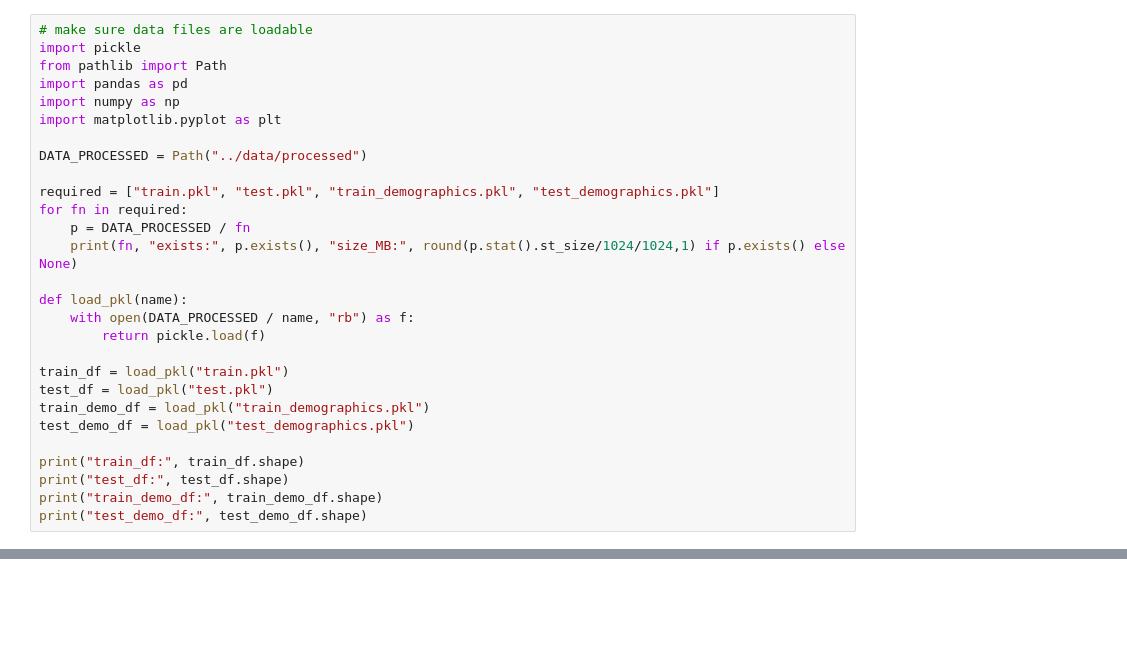
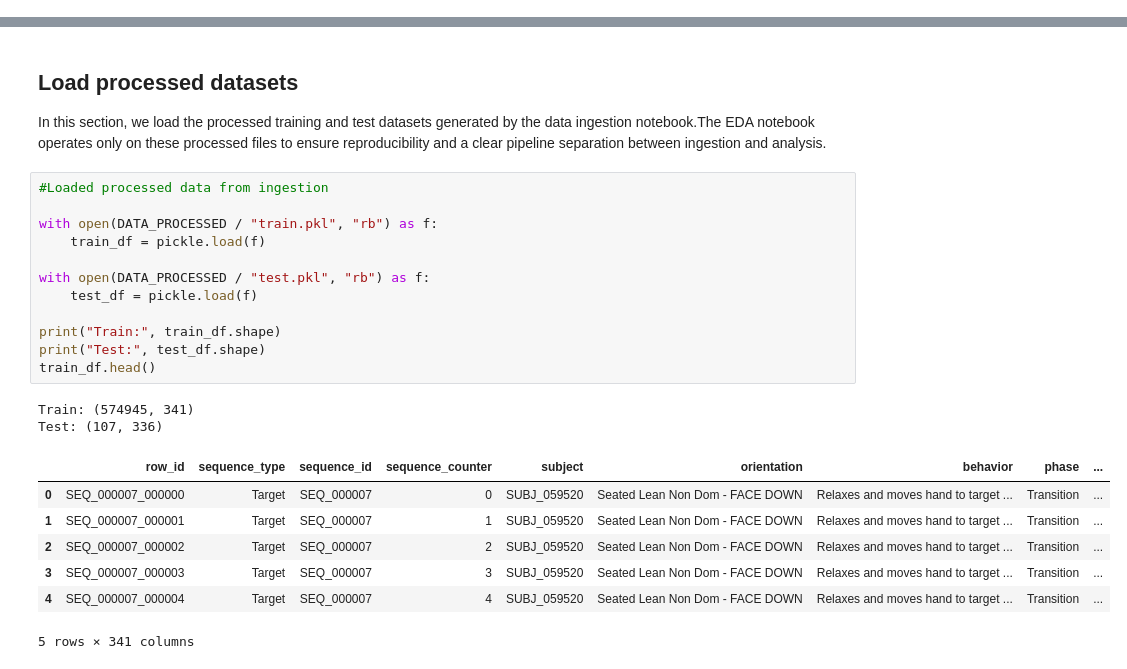
Before and after one commit to DhitalPrakriti/bfrb-gesture-recognition, a Jupyter notebook: notebooks/02_eda_plots.ipynb, the cells around one changed output, grey strips where cells are left out. Drawn from its saved outputs; the diff is of its cells as text; blank space fills up the shorter version.

```diff
--- a/notebooks/02_eda_plots.ipynb
+++ b/notebooks/02_eda_plots.ipynb
@@ -6,28 +0,0 @@ Output: file existence and size, plus the shapes of train_df, test_df, train_dem
-# %%
-# make sure data files are loadable
-import pickle
-from pathlib import Path
-import pandas as pd
-import numpy as np
-import matplotlib.pyplot as plt
-
-DATA_PROCESSED = Path("../data/processed")
-
-required = ["train.pkl", "test.pkl", "train_demographics.pkl", "test_demographics.pkl"]
-for fn in required:
-    p = DATA_PROCESSED / fn
-    print(fn, "exists:", p.exists(), "size_MB:", round(p.stat().st_size/1024/1024,1) if p.exists() else None)
-
-def load_pkl(name):
-    with open(DATA_PROCESSED / name, "rb") as f:
-        return pickle.load(f)
-
-train_df = load_pkl("train.pkl")
-test_df = load_pkl("test.pkl")
-train_demo_df = load_pkl("train_demographics.pkl")
-test_demo_df = load_pkl("test_demographics.pkl")
-
-print("train_df:", train_df.shape)
-print("test_df:", test_df.shape)
-print("train_demo_df:", train_demo_df.shape)
-print("test_demo_df:", test_demo_df.shape)
@@ -602,0 +19,25 @@ Finally, I removed ID like columns that can cause leakage or memorization, inclu
+# %% [markdown]
+## Load processed datasets
+In this section, we load the processed training and test datasets generated by the data ingestion notebook.The EDA notebook operates only on these processed files to ensure reproducibility and a clear pipeline separation between ingestion and analysis.
+# %%
+#Loaded processed data from ingestion
+
+with open(DATA_PROCESSED / "train.pkl", "rb") as f:
+    train_df = pickle.load(f)
+
+with open(DATA_PROCESSED / "test.pkl", "rb") as f:
+    test_df = pickle.load(f)
+
+print("Train:", train_df.shape)
+print("Test:", test_df.shape)
+train_df.head()
+# %% [output]
+Train: (574945, 341)
+Test: (107, 336)
+|  | row_id | sequence_type | sequence_id | sequence_counter | subject | orientation | behavior | phase | ... |
+| 0 | SEQ_000007_000000 | Target | SEQ_000007 | 0 | SUBJ_059520 | Seated Lean Non Dom - FACE DOWN | Relaxes and moves hand to target ... | Transition | ... |
+| 1 | SEQ_000007_000001 | Target | SEQ_000007 | 1 | SUBJ_059520 | Seated Lean Non Dom - FACE DOWN | Relaxes and moves hand to target ... | Transition | ... |
+| 2 | SEQ_000007_000002 | Target | SEQ_000007 | 2 | SUBJ_059520 | Seated Lean Non Dom - FACE DOWN | Relaxes and moves hand to target ... | Transition | ... |
+| 3 | SEQ_000007_000003 | Target | SEQ_000007 | 3 | SUBJ_059520 | Seated Lean Non Dom - FACE DOWN | Relaxes and moves hand to target ... | Transition | ... |
+| 4 | SEQ_000007_000004 | Target | SEQ_000007 | 4 | SUBJ_059520 | Seated Lean Non Dom - FACE DOWN | Relaxes and moves hand to target ... | Transition | ... |
+5 rows × 341 columns
```
Also changed, not shown: parts of 45 cells of this notebook, 3 other files.
